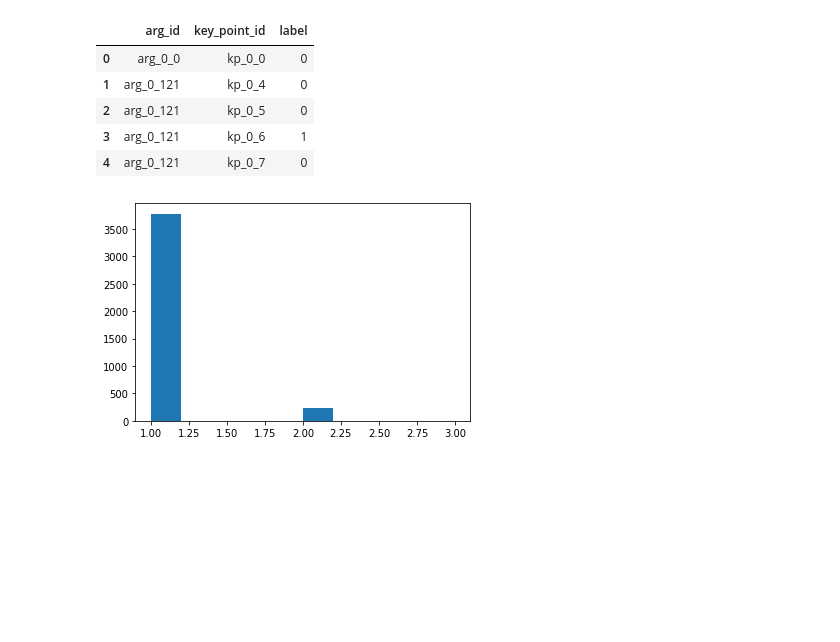
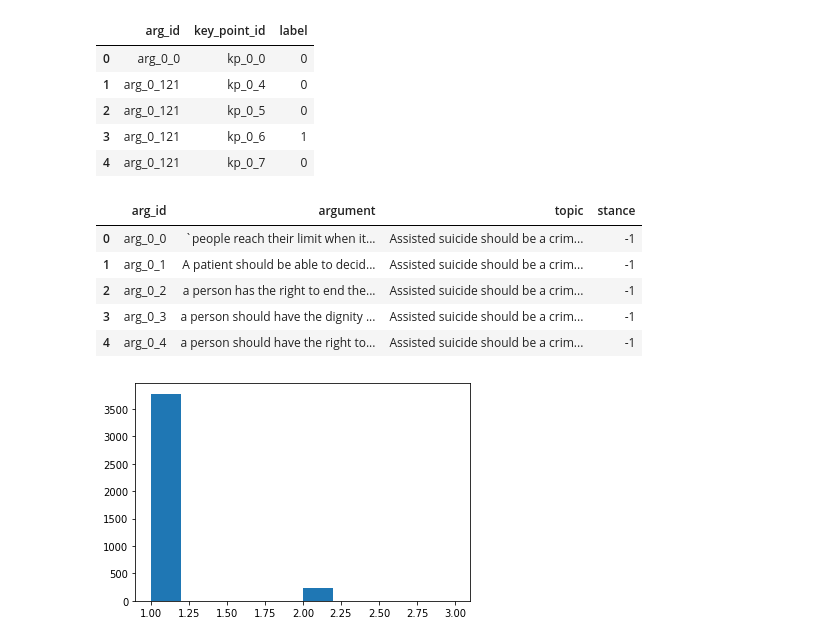
Before and after one commit to webis-de/argmining-21-keypoint-analysis-sharedtask-code, a Jupyter notebook: siamese-nn/src-ipynb/experiment.ipynb, the cells around one changed output. Drawn from its saved outputs; the diff is of its cells as text; code cells hidden in the pictures; blank space fills up the shorter version.

```diff
--- a/siamese-nn/src-ipynb/experiment.ipynb
+++ b/siamese-nn/src-ipynb/experiment.ipynb
@@ -25,4 +25,13 @@ labels_df.head()
 | 2 | arg_0_121 | kp_0_5 | 0 |
 | 3 | arg_0_121 | kp_0_6 | 1 |
 | 4 | arg_0_121 | kp_0_7 | 0 |
+# %%
+arg_training_df.head()
+# %% [output]
+|  | arg_id | argument | topic | stance |
+| 0 | arg_0_0 | `people reach their limit when it... | Assisted suicide should be a crim... | -1 |
+| 1 | arg_0_1 | A patient should be able to decid... | Assisted suicide should be a crim... | -1 |
+| 2 | arg_0_2 | a person has the right to end the... | Assisted suicide should be a crim... | -1 |
+| 3 | arg_0_3 | a person should have the dignity ... | Assisted suicide should be a crim... | -1 |
+| 4 | arg_0_4 | a person should have the right to... | Assisted suicide should be a crim... | -1 |
 # %%
```
Also changed, not shown: parts of 16 cells of this notebook, 8 other files.
